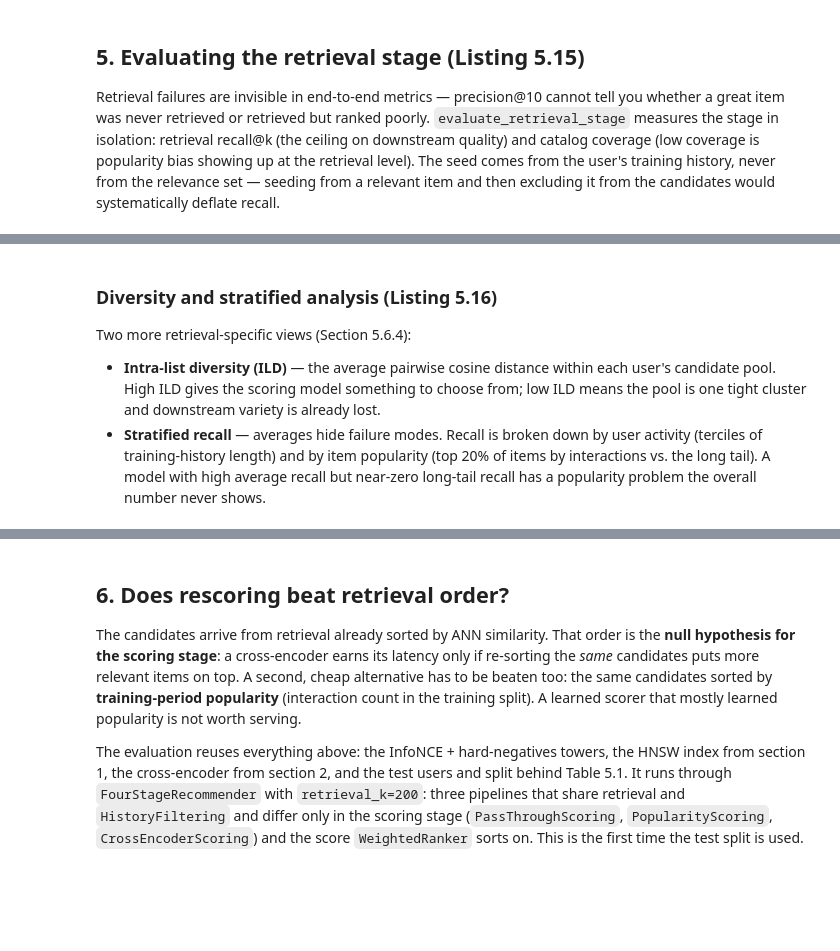
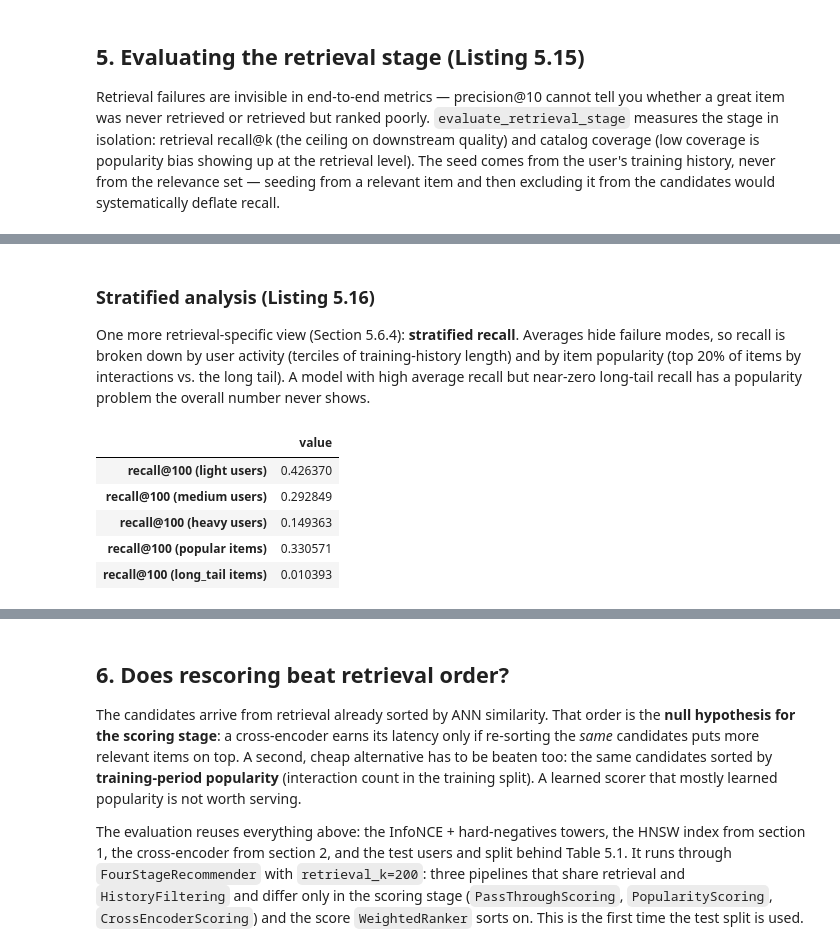
Before and after one commit to kimfalk/modern-recommender-systems, a Jupyter notebook: notebooks/chapter-05/03_full_pipeline.ipynb, the cells around one changed output, grey strips where cells are left out. Cells and saved outputs as stored; diff of their text form; code cells hidden in the pictures; blank space fills up the shorter version.

```diff
--- a/notebooks/chapter-05/03_full_pipeline.ipynb
+++ b/notebooks/chapter-05/03_full_pipeline.ipynb
@@ -297,30 +349,28 @@ evaluate_retrieval_stage(retrieval, relevance_ids, train_items_ids, k=100)
 # %% [markdown]
-### Diversity and stratified analysis (Listing 5.16)
+### Stratified analysis (Listing 5.16)
 
-Two more retrieval-specific views (Section 5.6.4):
-
-- **Intra-list diversity (ILD)** — the average pairwise cosine distance
-  within each user's candidate pool. High ILD gives the scoring model
-  something to choose from; low ILD means the pool is one tight cluster and
-  downstream variety is already lost.
-- **Stratified recall** — averages hide failure modes. Recall is broken
-  down by user activity (terciles of training-history length) and by item
-  popularity (top 20% of items by interactions vs. the long tail). A model
-  with high average recall but near-zero long-tail recall has a popularity
-  problem the overall number never shows.
+One more retrieval-specific view (Section 5.6.4): **stratified recall**.
+Averages hide failure modes, so recall is broken down by user activity
+(terciles of training-history length) and by item popularity (top 20% of
+items by interactions vs. the long tail). A model with high average recall
+but near-zero long-tail recall has a popularity problem the overall number
+never shows.
 # %%
-ild = intra_list_diversity(retrieval, relevance_ids, train_items_ids,
-                           item_embeddings, item_to_idx, k=100)
-print(f"Intra-list diversity@100: {ild:.3f}")
-
 user_segments = segment_users_by_activity(train_items_ids)
 item_segments = segment_items_by_popularity(
     train_df["movieId"].value_counts().to_dict(), top_frac=0.2)
 
 stratified = stratified_retrieval_recall(
     retrieval, relevance_ids, train_items_ids,
     user_segments=user_segments, item_segments=item_segments, k=100)
 pd.Series(stratified).to_frame("value")
+# %% [output]
+|  | value |
+| recall@100 (light users) | 0.426370 |
+| recall@100 (medium users) | 0.292849 |
+| recall@100 (heavy users) | 0.149363 |
+| recall@100 (popular items) | 0.330571 |
+| recall@100 (long_tail items) | 0.010393 |
 # %%
 import matplotlib.pyplot as plt
 
```
Also changed, not shown: parts of 17 cells of this notebook, 3 other files.
